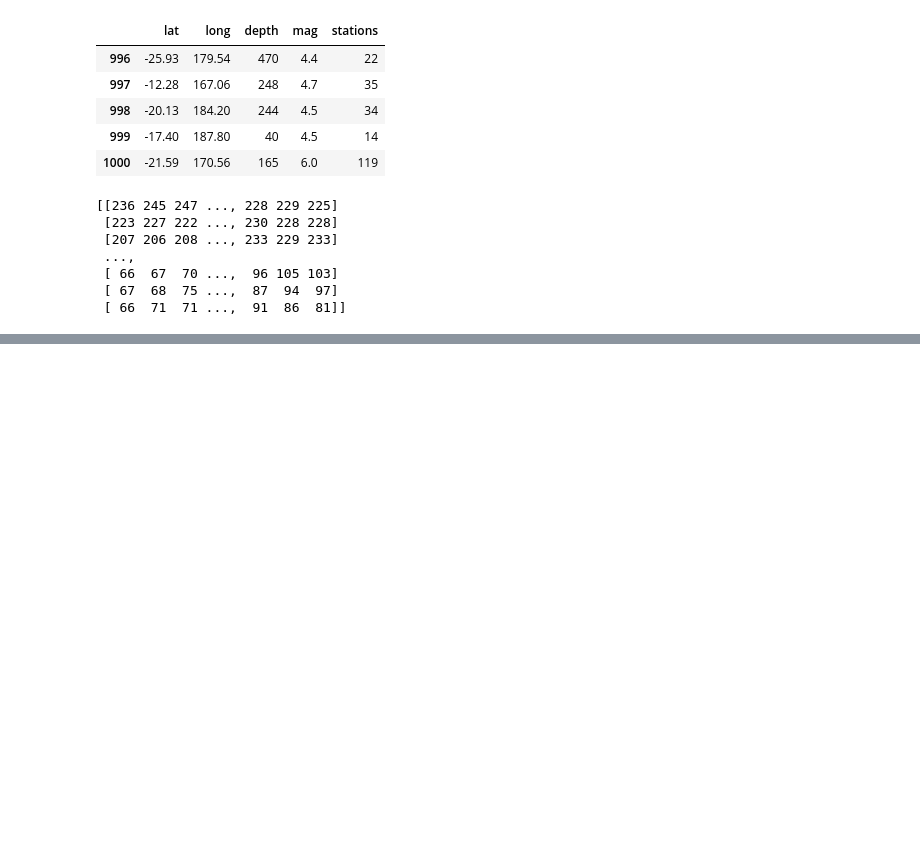
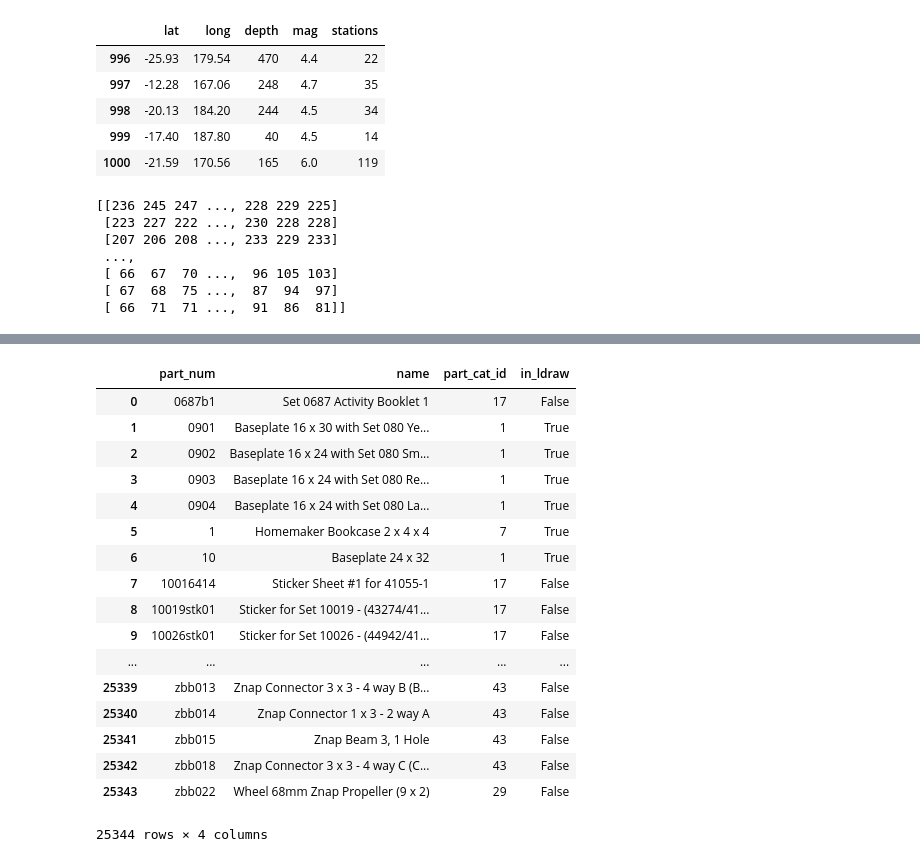
Before and after one commit to clkruse/lego-model, a Jupyter notebook: Cameron's Lego Notebook.ipynb, the cells around one changed output, grey strips where cells are left out. Saved outputs shown, nothing was run; the diff lists cells and outputs as text; code cells hidden in the pictures; blank space fills up the shorter version.

Commit message:
synced rebrickable with ldraw data
added a true or false column to the rebrickable data_all spreadsheet

```diff
--- a/Cameron's Lego Notebook.ipynb
+++ b/Cameron's Lego Notebook.ipynb
@@ -50,3 +50,16 @@ print img
  [ 66  67  70 ...,  96 105 103]
  [ 67  68  75 ...,  87  94  97]
  [ 66  71  71 ...,  91  86  81]]
+# %%
+# trying to make list of lego files
+
+import os
+import pandas as pd
+import numpy as np
+
+fnlist= os.listdir('/Users/me/Documents/Lego Sorter/Lego Files/ldraw/parts')
+del fnlist[0]
+# fnlist = fnlist.str.replace('.dat','')
+fndict = {'part_num': fnlist}
+adf = pd.DataFrame(fndict)
+bdf = pd.read_csv('/Users/me/Documents/GitHub/lego-model/rebrickable_data/parts.csv', header=0)
@@ -52,0 +108,8 @@ print img
+# %%
+# refined adf list without filenames
+# adfclean = adf['parts'].str.replace('.dat','')
+
+fnlistclean = [fn.replace('.dat', '') for fn in fnlist]
+fndictclean = {'part_num': fnlistclean}
+adfclean = pd.DataFrame(fndictclean)
+adfclean
@@ -52,0 +135,27 @@ print img
+# %%
+# adding column to bdf noting true or false based on whether the part is included in ldraw
+list1 = []
+x = bdf.isin(fnlistclean)
+x
+bdf['in_ldraw'] = (x['part_num']).astype(str)
+
+bdf
+# %% [output]
+|  | part_num | name | part_cat_id | in_ldraw |
+| 0 | 0687b1 | Set 0687 Activity Booklet 1 | 17 | False |
+| 1 | 0901 | Baseplate 16 x 30 with Set 080 Ye... | 1 | True |
+| 2 | 0902 | Baseplate 16 x 24 with Set 080 Sm... | 1 | True |
+| 3 | 0903 | Baseplate 16 x 24 with Set 080 Re... | 1 | True |
+| 4 | 0904 | Baseplate 16 x 24 with Set 080 La... | 1 | True |
+| 5 | 1 | Homemaker Bookcase 2 x 4 x 4 | 7 | True |
+| 6 | 10 | Baseplate 24 x 32 | 1 | True |
+| 7 | 10016414 | Sticker Sheet #1 for 41055-1 | 17 | False |
+| 8 | 10019stk01 | Sticker for Set 10019 - (43274/41... | 17 | False |
+| 9 | 10026stk01 | Sticker for Set 10026 - (44942/41... | 17 | False |
+| ... | ... | ... | ... | ... |
+| 25339 | zbb013 | Znap Connector 3 x 3 - 4 way B (B... | 43 | False |
+| 25340 | zbb014 | Znap Connector 1 x 3 - 2 way A | 43 | False |
+| 25341 | zbb015 | Znap Beam 3, 1 Hole | 43 | False |
+| 25342 | zbb018 | Znap Connector 3 x 3 - 4 way C (C... | 43 | False |
+| 25343 | zbb022 | Wheel 68mm Znap Propeller (9 x 2) | 29 | False |
+25344 rows × 4 columns
```
Also changed, not shown: parts of 4 cells of this notebook, 2 other files.
